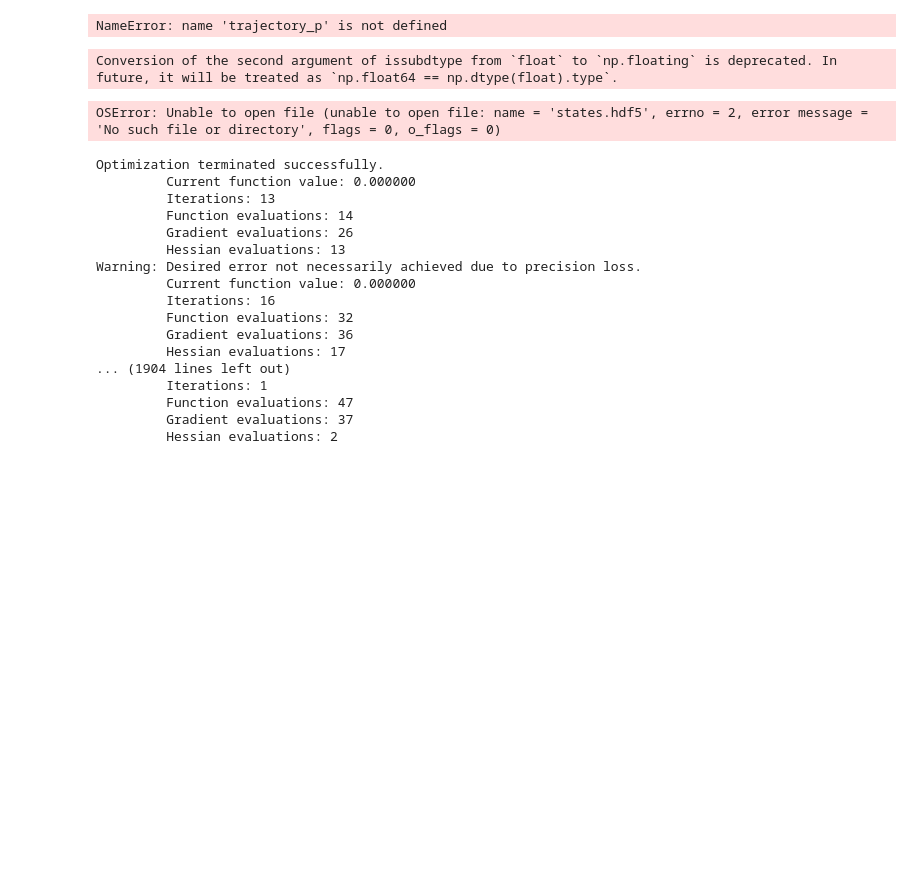
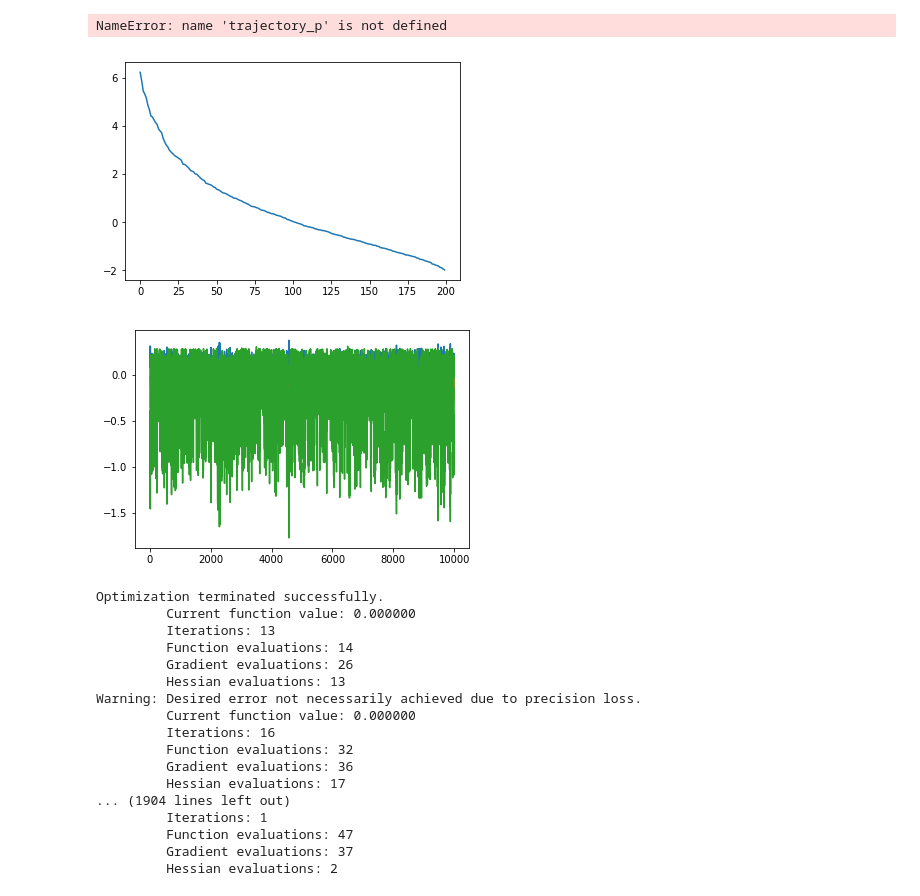
Before and after one commit to elbertgong/am108-final-project, a Jupyter notebook: sussillo/explore_world_tour.ipynb, the cells around one changed output. Saved outputs shown, nothing was run; the diff lists cells and outputs as text; code cells hidden in the pictures; blank space fills up the shorter version.

```diff
--- a/sussillo/explore_world_tour.ipynb
+++ b/sussillo/explore_world_tour.ipynb
@@ -62,38 +62,38 @@ trajectory_p.shape
 NameError: name 'trajectory_p' is not defined
 # %%
 #trajectory = pd.read_csv('../rnndata/worldtour.csv', header=None).values.T
-import h5py
-
-data =h5py.File('states.hdf5','r')
-list(data.keys())
-trajectory = data['states1'] # for example
+#import h5py
+trajectory = pd.read_csv('states.csv', header=None).values.T
+#data =h5py.File('states.hdf5','r')
+#list(data.keys())
+# trajectory = data['states1'] # for example
 
 ## get trajectories
 # traj0 = np.loadtxt(open("../rnndata/0perturb.csv", "rb"), delimiter=",", skiprows=1).T
 # traj1 = np.loadtxt(open("../rnndata/1perturb.csv", "rb"), delimiter=",", skiprows=1).T
 # traj2 = np.loadtxt(open("../rnndata/2perturb.csv", "rb"), delimiter=",", skiprows=1).T
 
 # datasets = [traj0.T,traj1.T,traj2.T]
 # n_dsets = len(datasets)
 # traj_c = np.concatenate(datasets).T
 
-trajectory_p = PCA_project(trajectory.T,3)
+trajectory_p = PCA_project(trajectory,3)
 
 plt.figure(1)
 
 # traj_projected_split = np.split(traj_projected,n_dsets)
 # for i in range(len(traj_projected_split)):
 #     plt.subplot(311+i)
 #     for traj in traj_projected_split[i].T:
 #         plt.plot(np.arange(traj.shape[0]), traj)
 
 for traj in trajectory_p.T:
     plt.plot(np.arange(traj.shape[0]), traj)
 
 plt.show()
 # %% [output]
-Conversion of the second argument of issubdtype from `float` to `np.floating` is deprecated. In future, it will be treated as `np.float64 == np.dtype(float).type`.
-OSError: Unable to open file (unable to open file: name = 'states.hdf5', errno = 2, error message = 'No such file or directory', flags = 0, o_flags = 0)
+[figure, added]
+[figure, added]
 # %%
 ## use trajectories to find nearby fixed pts
 # xs = traj_c
```
Also changed, not shown: 1 other file.
